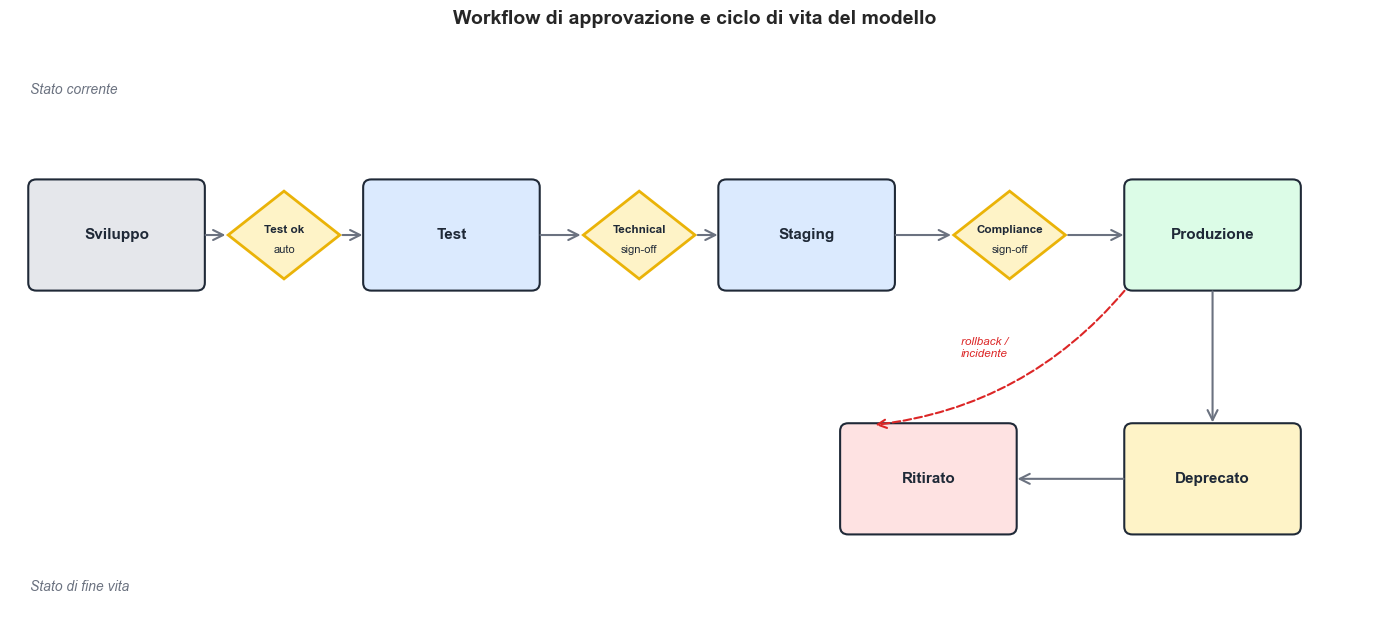
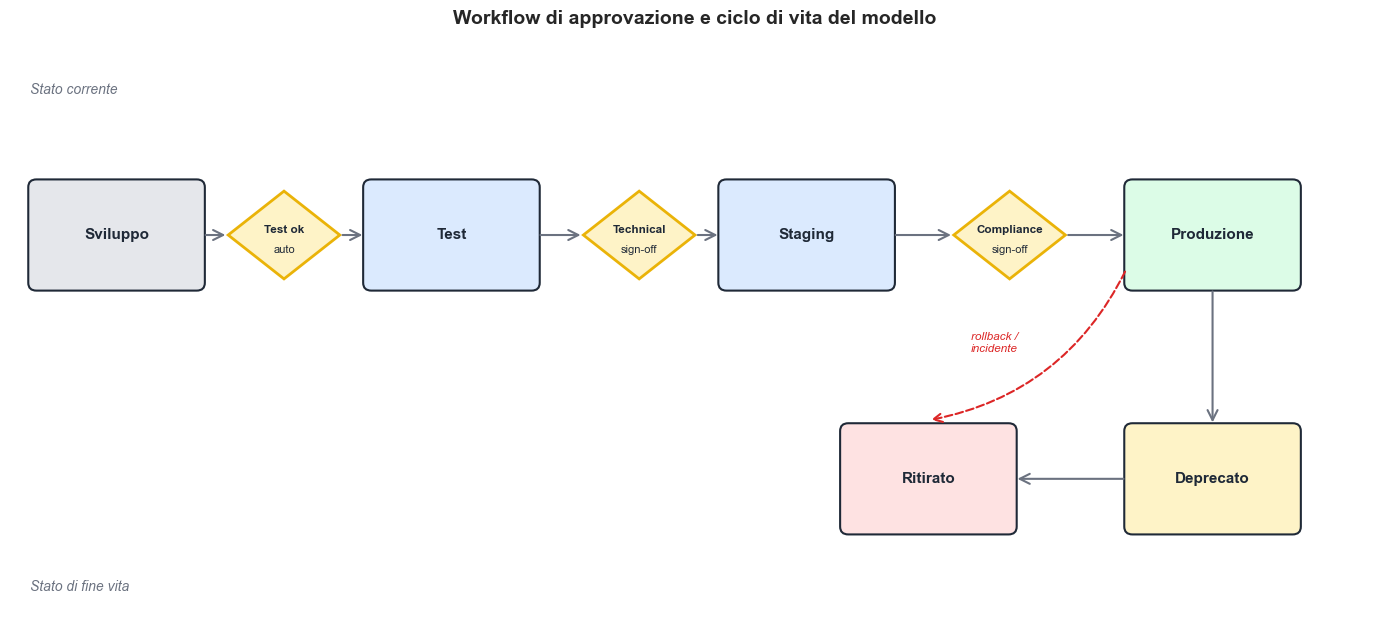
Unified diff of the notebook cell whose output changed from the first chart to the second:
--- before
+++ after
@@ -45,11 +45,11 @@
 draw_arrow(11.0, 1.55, 9.9, 1.55)
 
-a = FancyArrowPatch((11.0, 3.5), (8.5, 2.1),
+a = FancyArrowPatch((11.0, 3.7), (9.05, 2.15),
                     arrowstyle='->', mutation_scale=16,
                     color=PALETTE['danger'], linewidth=1.5,
                     linestyle='--',
-                    connectionstyle='arc3,rad=-0.2')
+                    connectionstyle='arc3,rad=-0.25')
 ax.add_patch(a)
-ax.text(9.6, 2.8, 'rollback /\nincidente', fontsize=8.5,
+ax.text(9.7, 2.85, 'rollback /\nincidente', fontsize=8.5,
         color=PALETTE['danger'], style='italic', ha='center')
 

Commit: Fix Gantt label truncation and rollback arrow alignment in OmniRetail capstone diagrams.